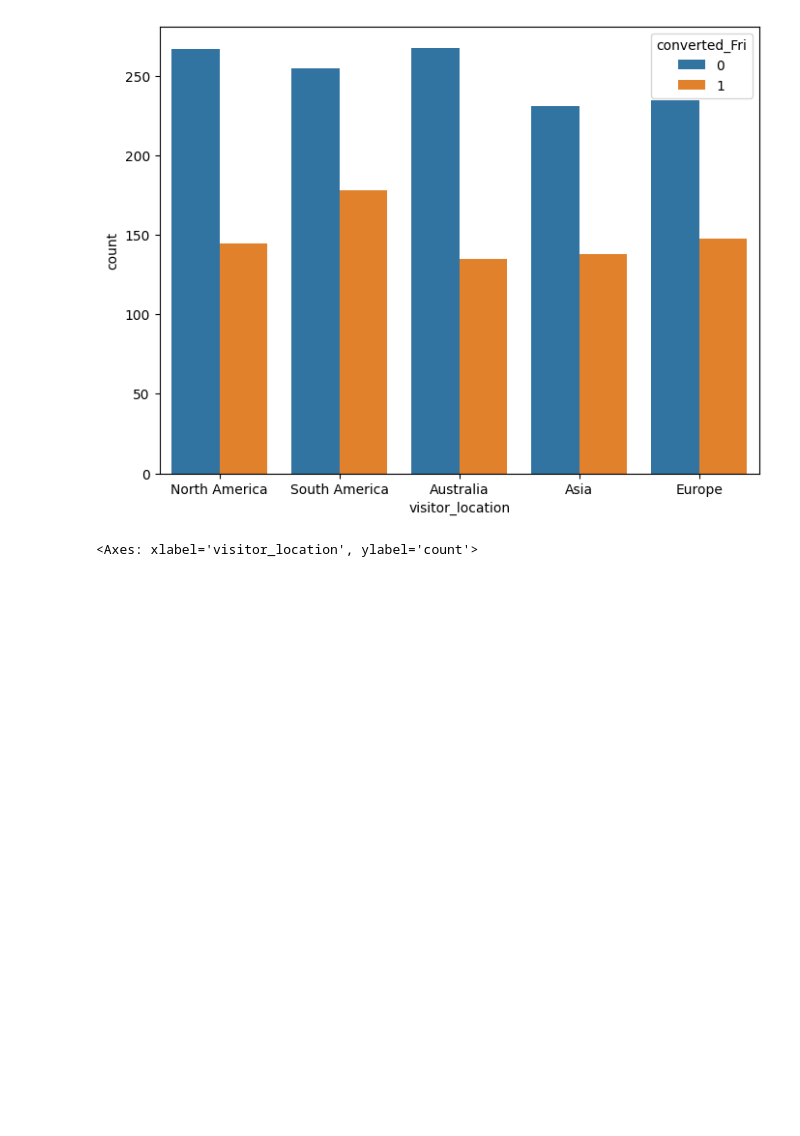
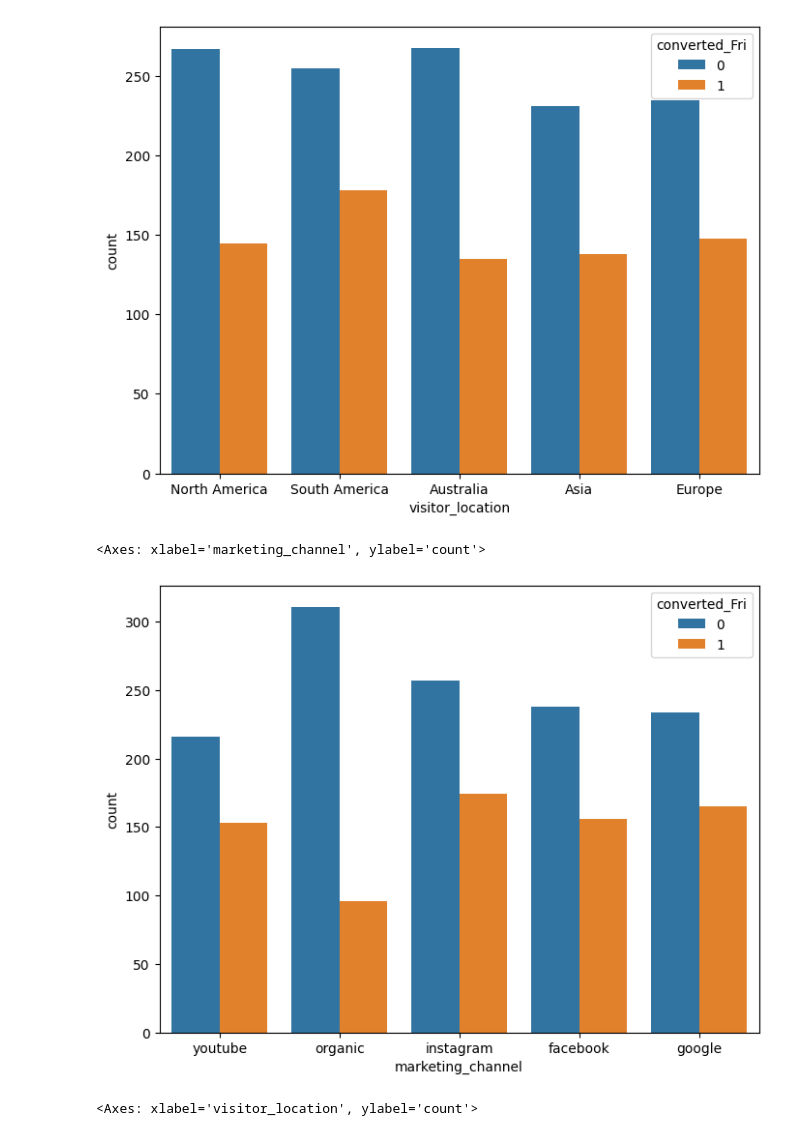
Before and after one commit to lilfakeS/schulich_data_science, a Jupyter notebook: final.ipynb, the cells around one changed output. Saved outputs shown, nothing was run; the diff lists cells and outputs as text; code cells hidden in the pictures; blank space fills up the shorter version.

```diff
--- a/final.ipynb
+++ b/final.ipynb
@@ -217,6 +217,13 @@ sns.countplot(x='visitor_location', hue='converted_Fri', data=df)
 # %% [output]
 <Axes: xlabel='visitor_location', ylabel='count'>
 [figure]
+# %%
+plt.figure(figsize=(8, 6))
+
+sns.countplot(x='marketing_channel', hue='converted_Fri', data=df)
+# %% [output]
+<Axes: xlabel='marketing_channel', ylabel='count'>
+[figure, added]
 # %%
 plt.figure(figsize=(8, 6))
 
```
Also changed, not shown: parts of 11 cells of this notebook, 1 other file.
